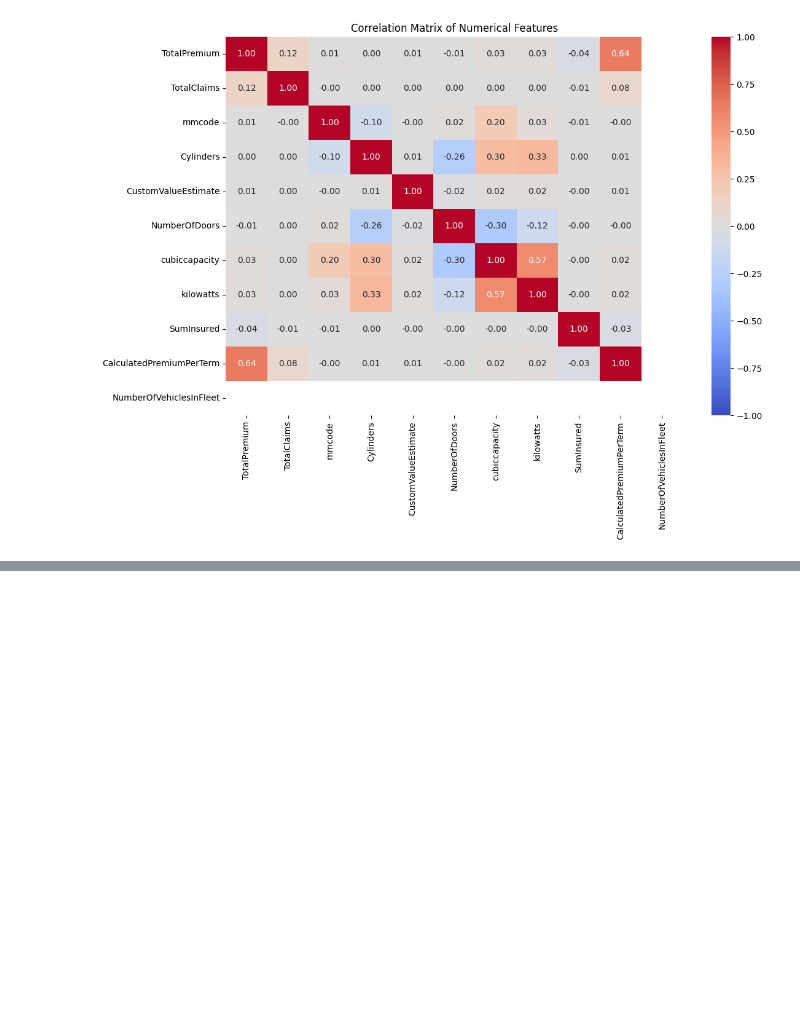
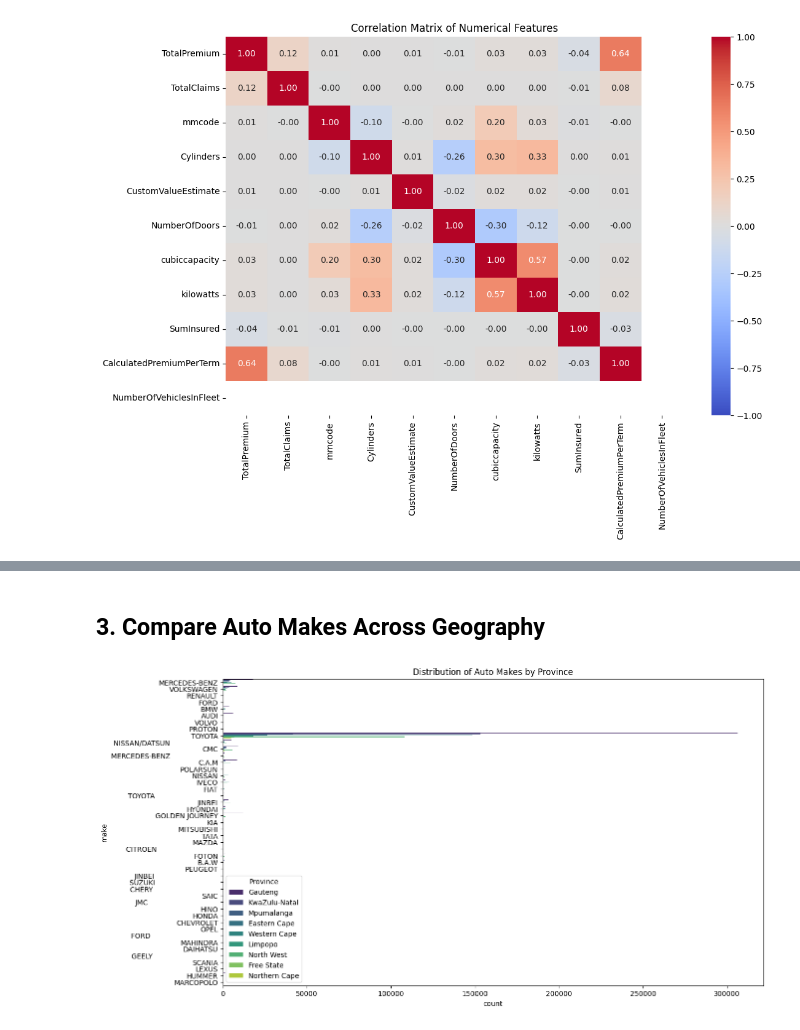
Before and after one commit to habteyesasfaw/ACIS-Marketing-Analytics-Project, a Jupyter notebook: notebooks/eda/eda_insurance_claims.ipynb, the cells around one changed output, grey strips where cells are left out. Cells and saved outputs as stored; diff of their text form; code cells hidden in the pictures; blank space fills up the shorter version.

```diff
--- a/notebooks/eda/eda_insurance_claims.ipynb
+++ b/notebooks/eda/eda_insurance_claims.ipynb
@@ -274,0 +304,10 @@ plt.show()
+# %% [markdown]
+## 3. Compare Auto Makes Across Geography
+# %%
+# Plot the distribution of auto makes by province
+plt.figure(figsize=(14, 8))
+sns.countplot(data=data, y='make', hue='Province', palette='viridis')
+plt.title('Distribution of Auto Makes by Province')
+plt.show()
+# %% [output]
+[figure, added]
```
Also changed, not shown: parts of 6 cells of this notebook.
